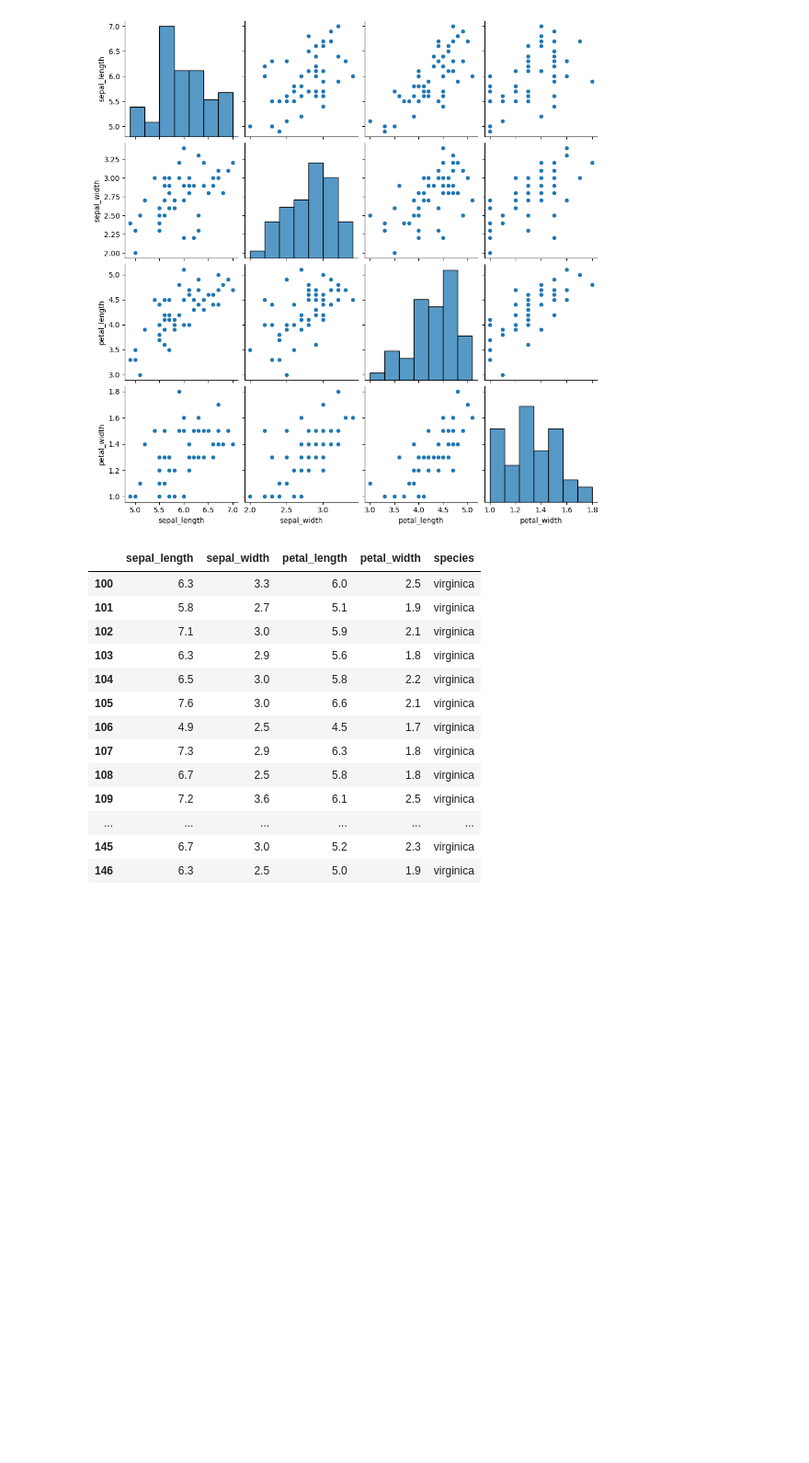
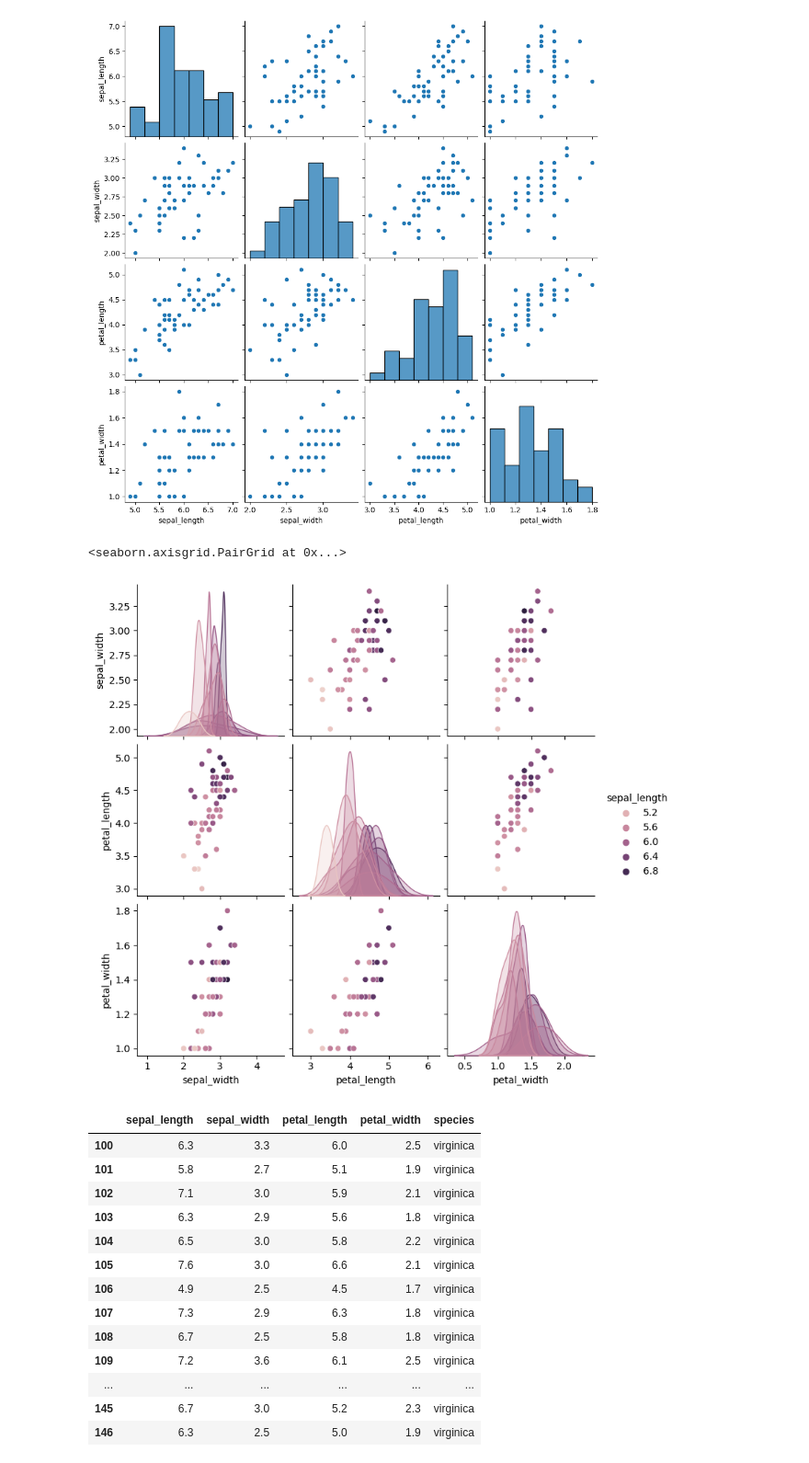
Before and after one commit to Tanjasta/Fundamentals-of-Data-Analysis, a Jupyter notebook: project.ipynb, the cells around one changed output. Shown at 92% size. Drawn from its saved outputs; the diff is of its cells as text; code cells hidden in the pictures; blank space fills up the shorter version.

```diff
--- a/project.ipynb
+++ b/project.ipynb
@@ -255,6 +260,11 @@ sns.pairplot(df.loc[df.loc[:,'species'] == 'versicolor'])
 # %% [output]
 <seaborn.axisgrid.PairGrid at 0x...>
 [figure]
+# %%
+sns.pairplot(df.loc[df.loc[:,'species'] == 'versicolor'], hue='sepal_length')
+# %% [output]
+<seaborn.axisgrid.PairGrid at 0x...>
+[figure, added]
 # %%
 df.loc[df.loc[:,'species'] == 'virginica']
 # %% [output]
```
Also changed, not shown: parts of 3 cells of this notebook.
